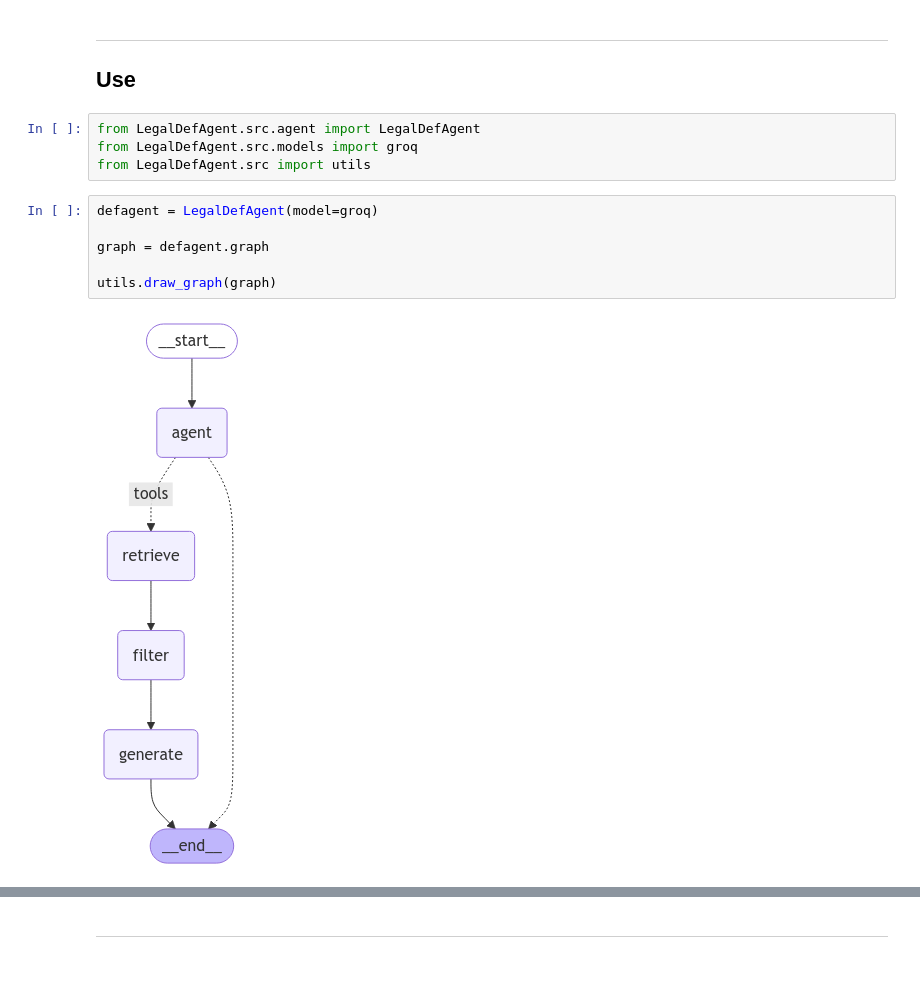
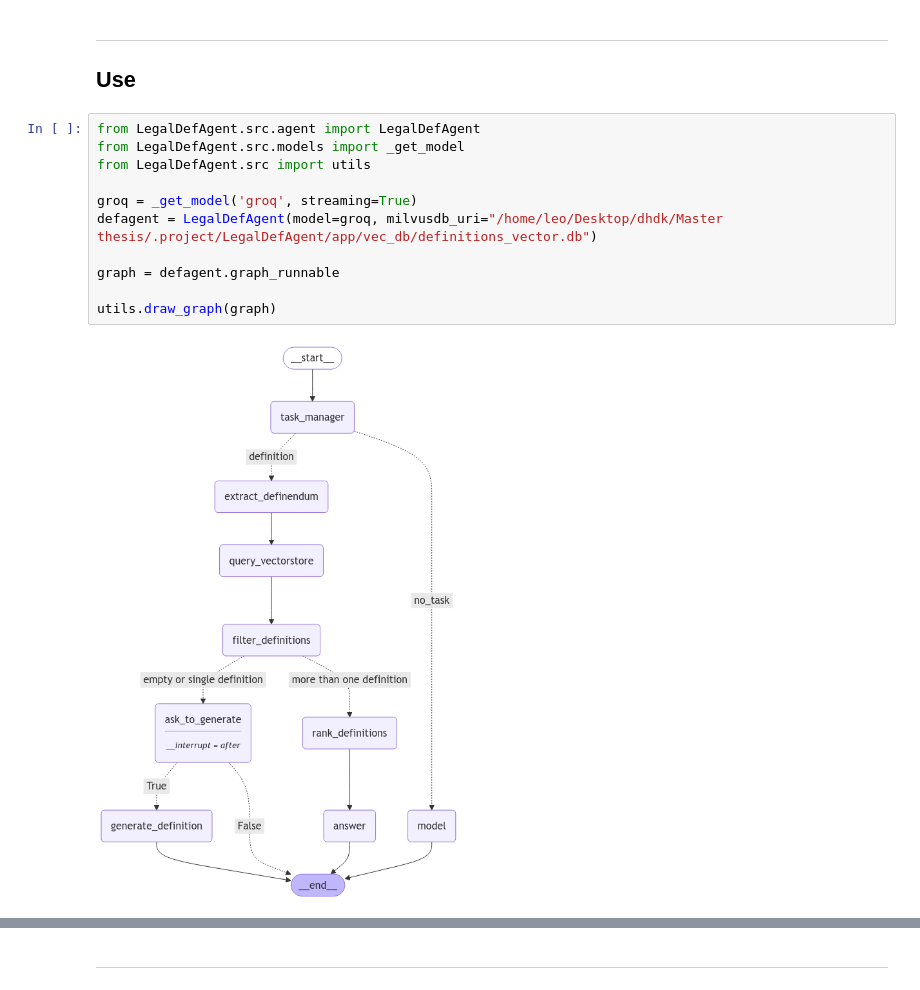
Before and after one commit to leonardozilli/LegislativeDefinitionsAgent, a Jupyter notebook: notebooks/04 - DefAgent.ipynb, the cells around one changed output, grey strips where cells are left out. Saved outputs shown, nothing was run; the diff lists cells and outputs as text.

```diff
--- a/notebooks/04 - DefAgent.ipynb
+++ b/notebooks/04 - DefAgent.ipynb
@@ -246,13 +248,14 @@ defagent = DefAgent(model)
 ## Use
 # %%
 from LegalDefAgent.src.agent import LegalDefAgent
-from LegalDefAgent.src.models import groq
+from LegalDefAgent.src.models import _get_model
 from LegalDefAgent.src import utils
+
+groq = _get_model('groq', streaming=True)
+defagent = LegalDefAgent(model=groq, milvusdb_uri="/home/leo/Desktop/dhdk/Master thesis/.project/LegalDefAgent/app/vec_db/definitions_vector.db")
+
+graph = defagent.graph_runnable
+
+utils.draw_graph(graph)
+# %% [output]
+[figure, added]
-# %%
-defagent = LegalDefAgent(model=groq)
-
-graph = defagent.graph
-
-utils.draw_graph(graph)
-# %% [output]
-[figure, removed]
```
Also changed, not shown: parts of 12 cells of this notebook, 17 other files.
